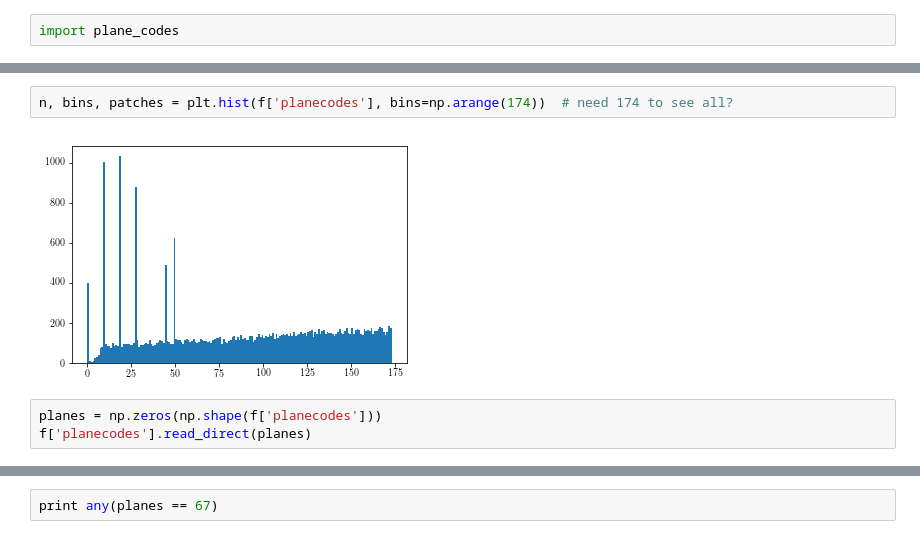
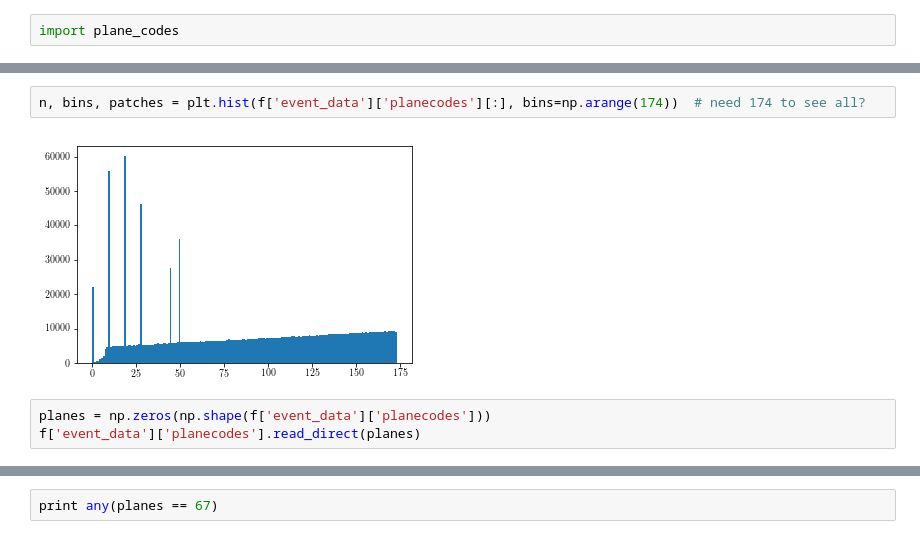
Before and after one commit to faizaakbar/ANNMINERvA, a Jupyter notebook: visualize_planecode_occupancy_stats.ipynb, the cells around one changed output, grey strips where cells are left out. Saved outputs shown, nothing was run; the diff lists cells and outputs as text.

```diff
--- a/visualize_planecode_occupancy_stats.ipynb
+++ b/visualize_planecode_occupancy_stats.ipynb
@@ -195,12 +214,12 @@ plane_codes.build_reversed_indexed_codes()
  212: (113, 2, 0),
  213: (114, 2, 0)}
 # %%
-n, bins, patches = plt.hist(f['planecodes'], bins=np.arange(174))  # need 174 to see all?
+n, bins, patches = plt.hist(f['event_data']['planecodes'][:], bins=np.arange(174))  # need 174 to see all?
 # %% [output]
-[figure, old version]
+[figure, new version]
 # %%
-planes = np.zeros(np.shape(f['planecodes']))
-f['planecodes'].read_direct(planes)
+planes = np.zeros(np.shape(f['event_data']['planecodes']))
+f['event_data']['planecodes'].read_direct(planes)
 # %%
 plt.hist(planes[planes < 70], bins=np.arange(71))  # last bins are `[67, 68), [68, 69), [69, 70)`
 # %% [output]
```
Also changed, not shown: parts of 19 cells of this notebook.
